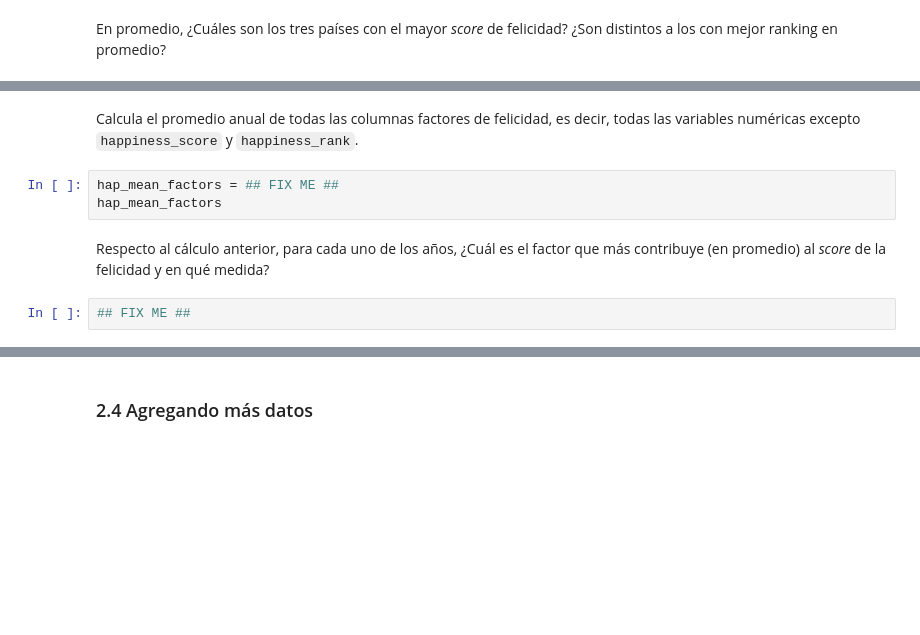
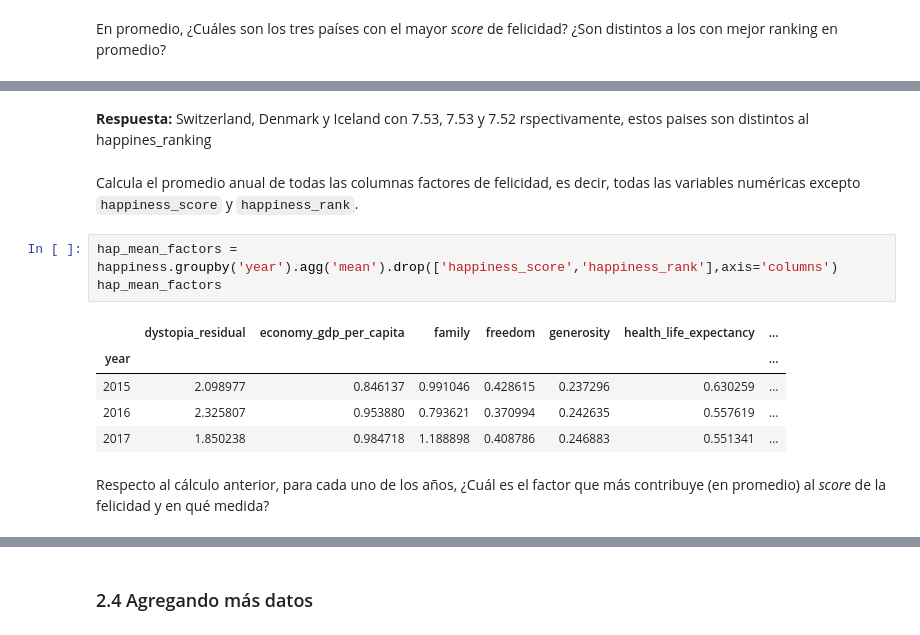
Before and after one commit to pazDaniela/mat281_portfolio, a Jupyter notebook: m02_data_analysis/m02_homework/m02_homework.ipynb, the cells around one changed output, grey strips where cells are left out. Cells and saved outputs as stored; diff of their text form; blank space fills up the shorter version.

```diff
--- a/m02_data_analysis/m02_homework/m02_homework.ipynb
+++ b/m02_data_analysis/m02_homework/m02_homework.ipynb
@@ -502,9 +493,15 @@ __Respuesta:__  < RESPONDER AQUÍ >
+# %% [markdown]
+__Respuesta:__  Switzerland, Denmark y Iceland con 7.53, 7.53 y 7.52 rspectivamente, estos paises son distintos al happines_ranking
 # %% [markdown]
 Calcula el promedio anual de todas las columnas factores de felicidad, es decir, todas las variables numéricas excepto `happiness_score` y `happiness_rank`.
-# %%
-hap_mean_factors = ## FIX ME ##
-hap_mean_factors
+# %%
+hap_mean_factors = happiness.groupby('year').agg('mean').drop(['happiness_score','happiness_rank'],axis='columns')
+hap_mean_factors
+# %% [output]
+|  | dystopia_residual | economy_gdp_per_capita | family | freedom | generosity | health_life_expectancy | ... |
+| year |  |  |  |  |  |  | ... |
+| 2015 | 2.098977 | 0.846137 | 0.991046 | 0.428615 | 0.237296 | 0.630259 | ... |
+| 2016 | 2.325807 | 0.953880 | 0.793621 | 0.370994 | 0.242635 | 0.557619 | ... |
+| 2017 | 1.850238 | 0.984718 | 1.188898 | 0.408786 | 0.246883 | 0.551341 | ... |
 # %% [markdown]
 Respecto al cálculo anterior, para cada uno de los años, ¿Cuál es el factor que más contribuye (en promedio) al _score_ de la felicidad y en qué medida?
-# %%
-## FIX ME ##
```
Also changed, not shown: parts of 46 cells of this notebook.
